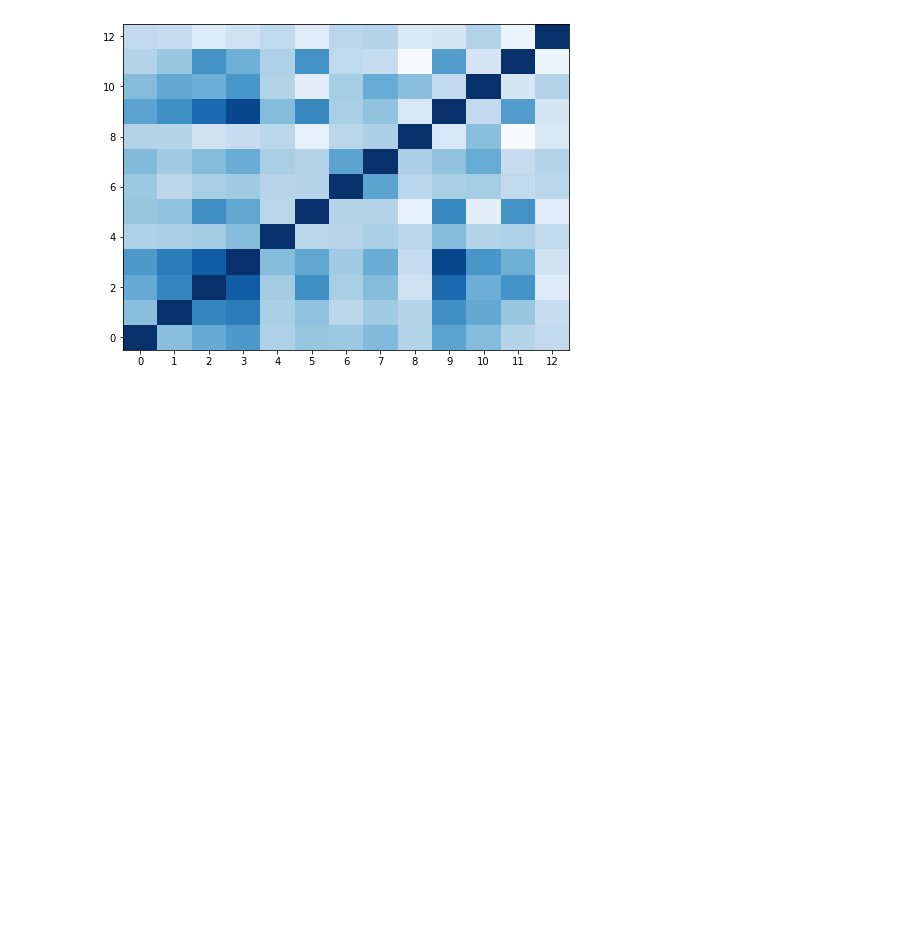
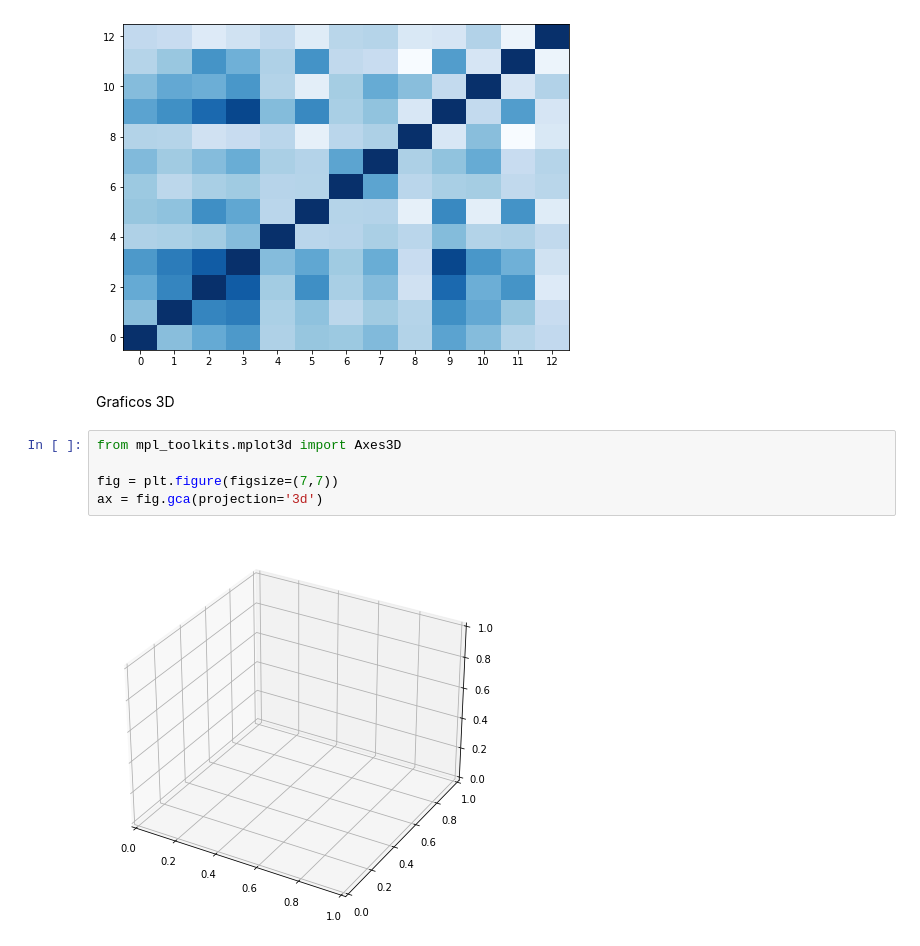
Before and after one commit to alegonzjur/openwebbinars, a Jupyter notebook: Visualizacion de datos/Matplotlib/GraficosBásicosII.ipynb, the cells around one changed output. Cells and saved outputs as stored; diff of their text form; blank space fills up the shorter version.

```diff
--- a/Visualizacion de datos/Matplotlib/GraficosBásicosII.ipynb
+++ b/Visualizacion de datos/Matplotlib/GraficosBásicosII.ipynb
@@ -107,3 +107,12 @@ plt.yticks(np.arange(13), data.columns, rotation= 'horizontal');
 # %% [output]
 ValueError: The number of FixedLocator locations (13), usually from a call to set_ticks, does not match the number of ticklabels (18).
 [figure]
+# %% [markdown]
+Graficos 3D
+# %%
+from mpl_toolkits.mplot3d import Axes3D
+
+fig = plt.figure(figsize=(7,7))
+ax = fig.gca(projection='3d')
+# %% [output]
+[figure, added]
```
Also changed, not shown: parts of 1 cell of this notebook.
